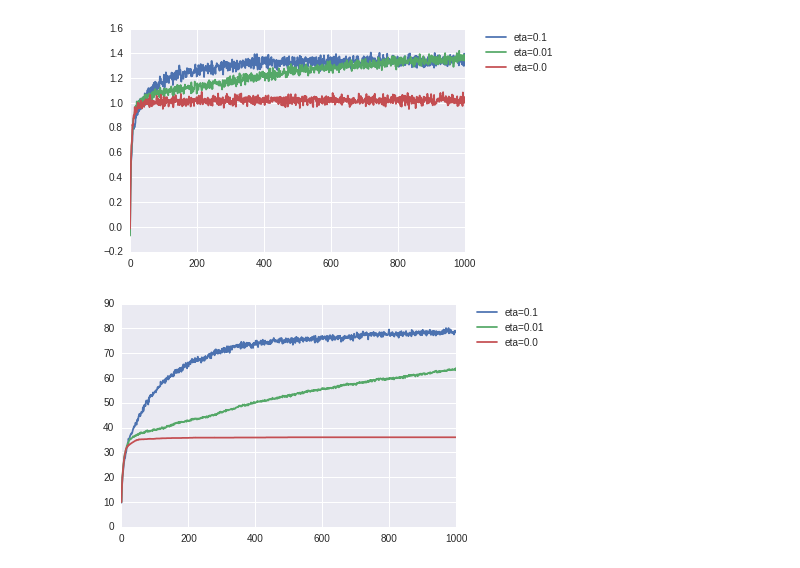
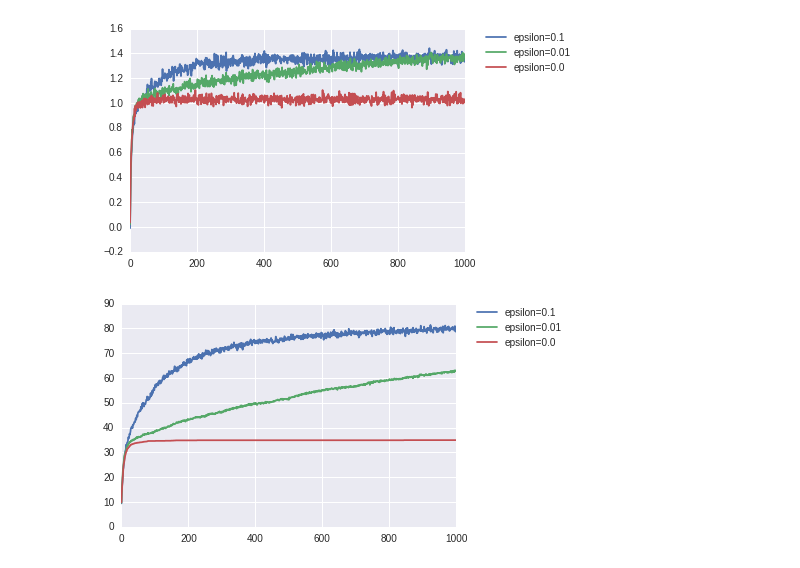
Before and after one commit to rakesh-malviya/MLCodeGems, a Jupyter notebook: notebooks/Reinforcement_learning/RL_Part_1_ArmedBandit_ActionValue.ipynb, the cells around one changed output. Drawn from its saved outputs; the diff is of its cells as text; code cells hidden in the pictures.

```diff
--- a/notebooks/Reinforcement_learning/RL_Part_1_ArmedBandit_ActionValue.ipynb
+++ b/notebooks/Reinforcement_learning/RL_Part_1_ArmedBandit_ActionValue.ipynb
@@ -48,14 +50,14 @@ class Bandit:
         return self.q_star_arr.argmax()
 # %%
 class ActionValue:
-    def __init__(self,n,eta,bandit,max_t = 1000):
+    def __init__(self,n,epsilon,bandit,max_t = 1000):
         self.n = n
         self.bandit = bandit
         self.max_t = max_t
         self.Qta = np.zeros(n)
         self.Ka = np.zeros(n,dtype=int)
         self.optimalHistory = np.zeros(max_t)
-        self.eta = eta
+        self.epsilon = epsilon
         self.rewardHistory = np.zeros(max_t)
         self.algoRun()
 
@@ -63,7 +65,7 @@ class ActionValue:
         for t in range(self.max_t):
             greedyAction = self.Qta.argmax()
 
-            if np.random.rand() < self.eta:#exploring
+            if np.random.rand() < self.epsilon:#exploring
                 curAction = np.random.randint(self.n -1)
                 #not to use greedyAction so
                 if curAction>=greedyAction:
@@ -93,17 +95,17 @@ class ActionValue:
 # print(a3.Ka)
 # %%
 class TestBed:
-    def __init__(self, n, eta, max_t = 1000):
+    def __init__(self, n, epsilon, max_t = 1000):
         self.n = n
         self.maxExp = 2000
         self.max_t = max_t
-        self.eta = eta
+        self.epsilon = epsilon
         self.averageRewardHistory = np.zeros(self.max_t)
         self.averageOptimalHistory = np.zeros(self.max_t)
 
         for i in range(self.maxExp):
             bandit = Bandit(n)
-            exp = ActionValue(self.n,self.eta,bandit,max_t=self.max_t)
+            exp = ActionValue(self.n,self.epsilon,bandit,max_t=self.max_t)
             self.averageRewardHistory += exp.rewardHistory
             self.averageOptimalHistory += exp.optimalHistory
 
@@ -117,18 +119,18 @@ a2 = TestBed(n,0.01,max_t)
 a3 = TestBed(n,0.0,max_t)
 # %%
 t = range(max_t)
-plt.plot(t,a1.averageRewardHistory,label='eta=0.1')
-plt.plot(t,a2.averageRewardHistory,label='eta=0.01')
-plt.plot(t,a3.averageRewardHistory,label='eta=0.0')
+plt.plot(t,a1.averageRewardHistory,label='epsilon=0.1')
+plt.plot(t,a2.averageRewardHistory,label='epsilon=0.01')
+plt.plot(t,a3.averageRewardHistory,label='epsilon=0.0')
 plt.legend(bbox_to_anchor=(1.05, 1), loc=2, borderaxespad=0.)
 plt.show()
 # %% [output]
-[figure, old version]
+[figure, new version]
 # %%
-plt.plot(t,a1.averageOptimalHistory,label='eta=0.1')
-plt.plot(t,a2.averageOptimalHistory,label='eta=0.01')
-plt.plot(t,a3.averageOptimalHistory,label='eta=0.0')
+plt.plot(t,a1.averageOptimalHistory,label='epsilon=0.1')
+plt.plot(t,a2.averageOptimalHistory,label='epsilon=0.01')
+plt.plot(t,a3.averageOptimalHistory,label='epsilon=0.0')
 plt.legend(bbox_to_anchor=(1.05, 1), loc=2, borderaxespad=0.)
 plt.show()
 # %% [output]
-[figure, old version]
+[figure, new version]
```
Also changed, not shown: parts of 1 cell of this notebook, 1 other file.
